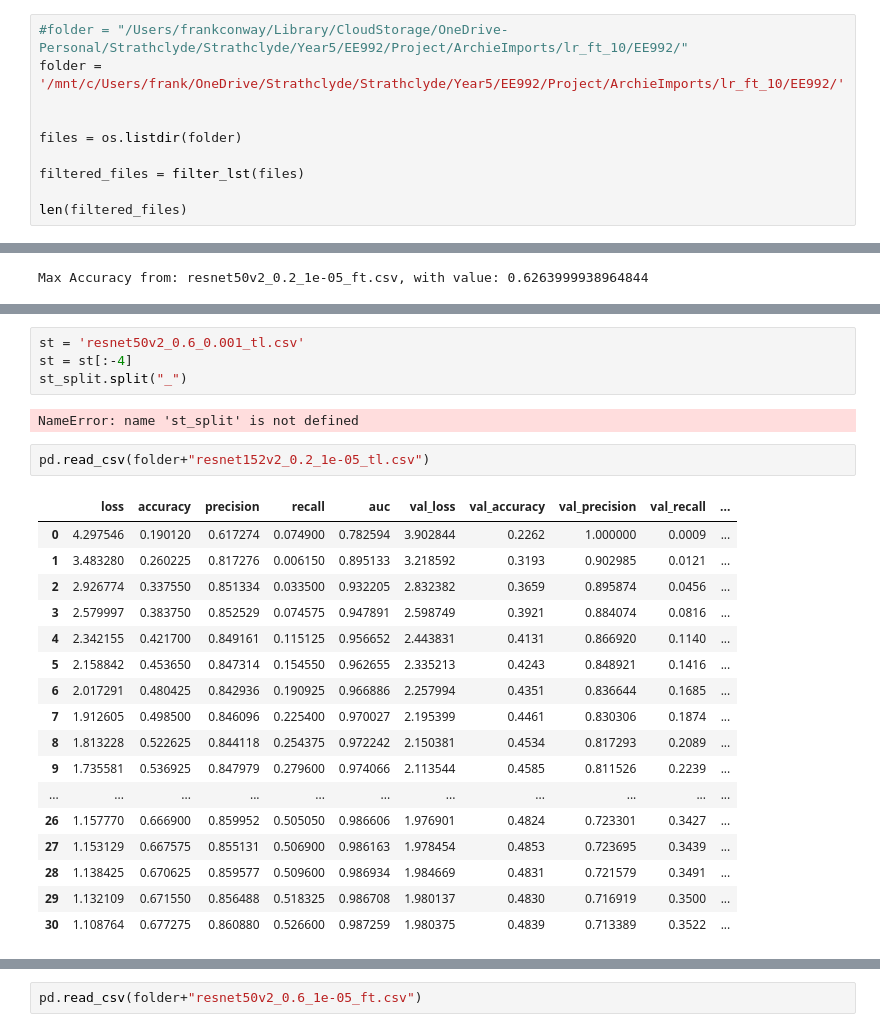
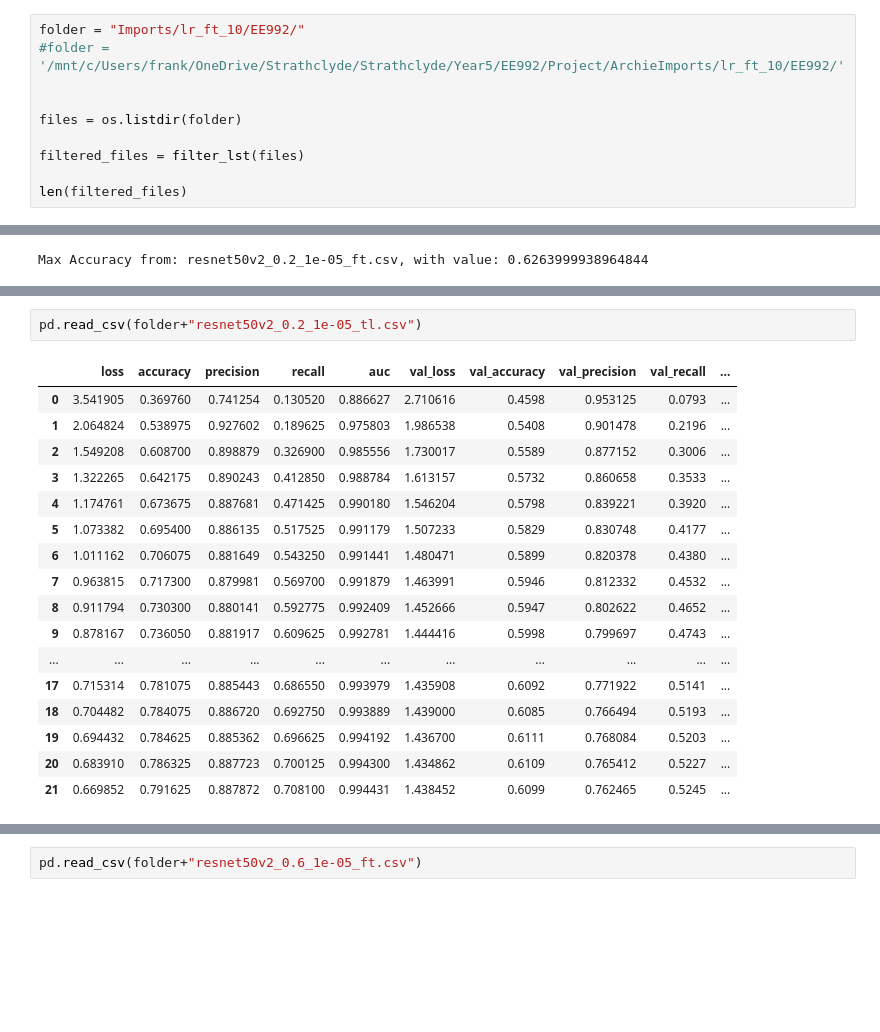
Before and after one commit to Con97/EE992, a Jupyter notebook: ReadPlot.ipynb, the cells around one changed output, grey strips where cells are left out. Cells and saved outputs as stored; diff of their text form; blank space fills up the shorter version.

```diff
--- a/ReadPlot.ipynb
+++ b/ReadPlot.ipynb
@@ -58,6 +58,6 @@ pwd
 # %%
-#folder = "/Users/frankconway/Library/CloudStorage/OneDrive-Personal/Strathclyde/Strathclyde/Year5/EE992/Project/ArchieImports/lr_ft_10/EE992/"
-folder = '/mnt/c/Users/frank/OneDrive/Strathclyde/Strathclyde/Year5/EE992/Project/ArchieImports/lr_ft_10/EE992/'
+folder = "Imports/lr_ft_10/EE992/"
+#folder = '/mnt/c/Users/frank/OneDrive/Strathclyde/Strathclyde/Year5/EE992/Project/ArchieImports/lr_ft_10/EE992/'
 
 
 files = os.listdir(folder)
@@ -106,26 +106,20 @@ filter_model_names(filtered_files, "50v2")
-# %%
-st = 'resnet50v2_0.6_0.001_tl.csv'
-st = st[:-4]
-st_split.split("_")
-# %% [output]
-NameError: name 'st_split' is not defined
 # %%
-pd.read_csv(folder+"resnet152v2_0.2_1e-05_tl.csv")
+pd.read_csv(folder+"resnet50v2_0.2_1e-05_tl.csv")
 # %% [output]
 |  | loss | accuracy | precision | recall | auc | val_loss | val_accuracy | val_precision | val_recall | ... |
-| 0 | 4.297546 | 0.190120 | 0.617274 | 0.074900 | 0.782594 | 3.902844 | 0.2262 | 1.000000 | 0.0009 | ... |
-| 1 | 3.483280 | 0.260225 | 0.817276 | 0.006150 | 0.895133 | 3.218592 | 0.3193 | 0.902985 | 0.0121 | ... |
-| 2 | 2.926774 | 0.337550 | 0.851334 | 0.033500 | 0.932205 | 2.832382 | 0.3659 | 0.895874 | 0.0456 | ... |
-| 3 | 2.579997 | 0.383750 | 0.852529 | 0.074575 | 0.947891 | 2.598749 | 0.3921 | 0.884074 | 0.0816 | ... |
-| 4 | 2.342155 | 0.421700 | 0.849161 | 0.115125 | 0.956652 | 2.443831 | 0.4131 | 0.866920 | 0.1140 | ... |
-| 5 | 2.158842 | 0.453650 | 0.847314 | 0.154550 | 0.962655 | 2.335213 | 0.4243 | 0.848921 | 0.1416 | ... |
-| 6 | 2.017291 | 0.480425 | 0.842936 | 0.190925 | 0.966886 | 2.257994 | 0.4351 | 0.836644 | 0.1685 | ... |
-| 7 | 1.912605 | 0.498500 | 0.846096 | 0.225400 | 0.970027 | 2.195399 | 0.4461 | 0.830306 | 0.1874 | ... |
-| 8 | 1.813228 | 0.522625 | 0.844118 | 0.254375 | 0.972242 | 2.150381 | 0.4534 | 0.817293 | 0.2089 | ... |
-| 9 | 1.735581 | 0.536925 | 0.847979 | 0.279600 | 0.974066 | 2.113544 | 0.4585 | 0.811526 | 0.2239 | ... |
+| 0 | 3.541905 | 0.369760 | 0.741254 | 0.130520 | 0.886627 | 2.710616 | 0.4598 | 0.953125 | 0.0793 | ... |
+| 1 | 2.064824 | 0.538975 | 0.927602 | 0.189625 | 0.975803 | 1.986538 | 0.5408 | 0.901478 | 0.2196 | ... |
+| 2 | 1.549208 | 0.608700 | 0.898879 | 0.326900 | 0.985556 | 1.730017 | 0.5589 | 0.877152 | 0.3006 | ... |
+| 3 | 1.322265 | 0.642175 | 0.890243 | 0.412850 | 0.988784 | 1.613157 | 0.5732 | 0.860658 | 0.3533 | ... |
+| 4 | 1.174761 | 0.673675 | 0.887681 | 0.471425 | 0.990180 | 1.546204 | 0.5798 | 0.839221 | 0.3920 | ... |
+| 5 | 1.073382 | 0.695400 | 0.886135 | 0.517525 | 0.991179 | 1.507233 | 0.5829 | 0.830748 | 0.4177 | ... |
+| 6 | 1.011162 | 0.706075 | 0.881649 | 0.543250 | 0.991441 | 1.480471 | 0.5899 | 0.820378 | 0.4380 | ... |
+| 7 | 0.963815 | 0.717300 | 0.879981 | 0.569700 | 0.991879 | 1.463991 | 0.5946 | 0.812332 | 0.4532 | ... |
+| 8 | 0.911794 | 0.730300 | 0.880141 | 0.592775 | 0.992409 | 1.452666 | 0.5947 | 0.802622 | 0.4652 | ... |
+| 9 | 0.878167 | 0.736050 | 0.881917 | 0.609625 | 0.992781 | 1.444416 | 0.5998 | 0.799697 | 0.4743 | ... |
 | ... | ... | ... | ... | ... | ... | ... | ... | ... | ... | ... |
-| 26 | 1.157770 | 0.666900 | 0.859952 | 0.505050 | 0.986606 | 1.976901 | 0.4824 | 0.723301 | 0.3427 | ... |
-| 27 | 1.153129 | 0.667575 | 0.855131 | 0.506900 | 0.986163 | 1.978454 | 0.4853 | 0.723695 | 0.3439 | ... |
-| 28 | 1.138425 | 0.670625 | 0.859577 | 0.509600 | 0.986934 | 1.984669 | 0.4831 | 0.721579 | 0.3491 | ... |
-| 29 | 1.132109 | 0.671550 | 0.856488 | 0.518325 | 0.986708 | 1.980137 | 0.4830 | 0.716919 | 0.3500 | ... |
-| 30 | 1.108764 | 0.677275 | 0.860880 | 0.526600 | 0.987259 | 1.980375 | 0.4839 | 0.713389 | 0.3522 | ... |
+| 17 | 0.715314 | 0.781075 | 0.885443 | 0.686550 | 0.993979 | 1.435908 | 0.6092 | 0.771922 | 0.5141 | ... |
+| 18 | 0.704482 | 0.784075 | 0.886720 | 0.692750 | 0.993889 | 1.439000 | 0.6085 | 0.766494 | 0.5193 | ... |
+| 19 | 0.694432 | 0.784625 | 0.885362 | 0.696625 | 0.994192 | 1.436700 | 0.6111 | 0.768084 | 0.5203 | ... |
+| 20 | 0.683910 | 0.786325 | 0.887723 | 0.700125 | 0.994300 | 1.434862 | 0.6109 | 0.765412 | 0.5227 | ... |
+| 21 | 0.669852 | 0.791625 | 0.887872 | 0.708100 | 0.994431 | 1.438452 | 0.6099 | 0.762465 | 0.5245 | ... |
```
Also changed, not shown: parts of 4 cells of this notebook, 12 other files.
